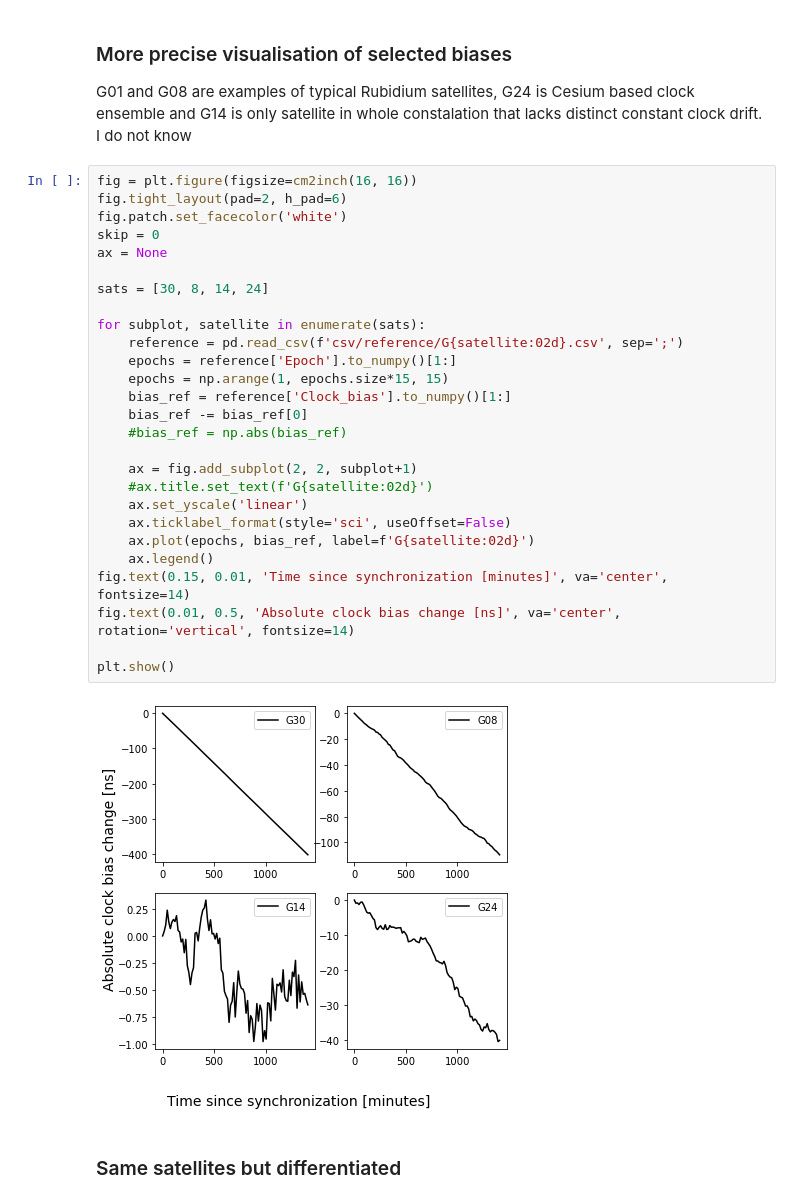
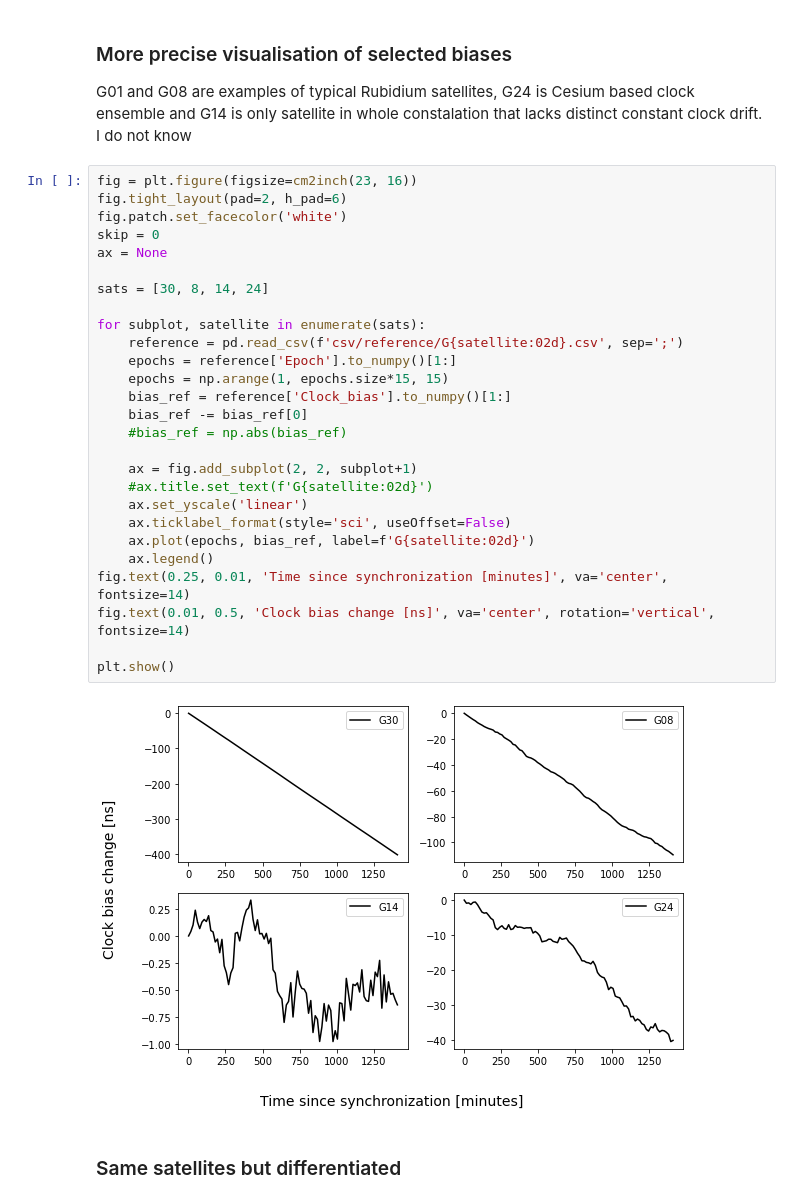
Before and after one commit to Regule/phd, a Jupyter notebook: visualisationsBW.ipynb, the cells around one changed output. Drawn from its saved outputs; the diff is of its cells as text.

```diff
--- a/visualisationsBW.ipynb
+++ b/visualisationsBW.ipynb
@@ -53,34 +53,34 @@ plt.show()
 ### More precise visualisation of selected biases
 G01 and G08 are examples of typical Rubidium satellites, G24 is Cesium based clock ensemble and G14 is only satellite in whole constalation that lacks distinct constant clock drift. I do not know
 # %%
-fig = plt.figure(figsize=cm2inch(16, 16))
+fig = plt.figure(figsize=cm2inch(23, 16))
 fig.tight_layout(pad=2, h_pad=6)
 fig.patch.set_facecolor('white')
 skip = 0
 ax = None
 
 sats = [30, 8, 14, 24]
 
 for subplot, satellite in enumerate(sats):
     reference = pd.read_csv(f'csv/reference/G{satellite:02d}.csv', sep=';')
     epochs = reference['Epoch'].to_numpy()[1:]
     epochs = np.arange(1, epochs.size*15, 15)
     bias_ref = reference['Clock_bias'].to_numpy()[1:]
     bias_ref -= bias_ref[0]
     #bias_ref = np.abs(bias_ref)
 
     ax = fig.add_subplot(2, 2, subplot+1)
     #ax.title.set_text(f'G{satellite:02d}')
     ax.set_yscale('linear')
     ax.ticklabel_format(style='sci', useOffset=False)
     ax.plot(epochs, bias_ref, label=f'G{satellite:02d}')
     ax.legend()
-fig.text(0.15, 0.01, 'Time since synchronization [minutes]', va='center', fontsize=14)
-fig.text(0.01, 0.5, 'Absolute clock bias change [ns]', va='center', rotation='vertical', fontsize=14)
+fig.text(0.25, 0.01, 'Time since synchronization [minutes]', va='center', fontsize=14)
+fig.text(0.01, 0.5, 'Clock bias change [ns]', va='center', rotation='vertical', fontsize=14)
 
 plt.show()
 # %% [output]
-[figure, old version]
+[figure, new version]
 # %% [markdown]
 ### Same satellites but differentiated
 # %%
```
Also changed, not shown: 5 other files.
